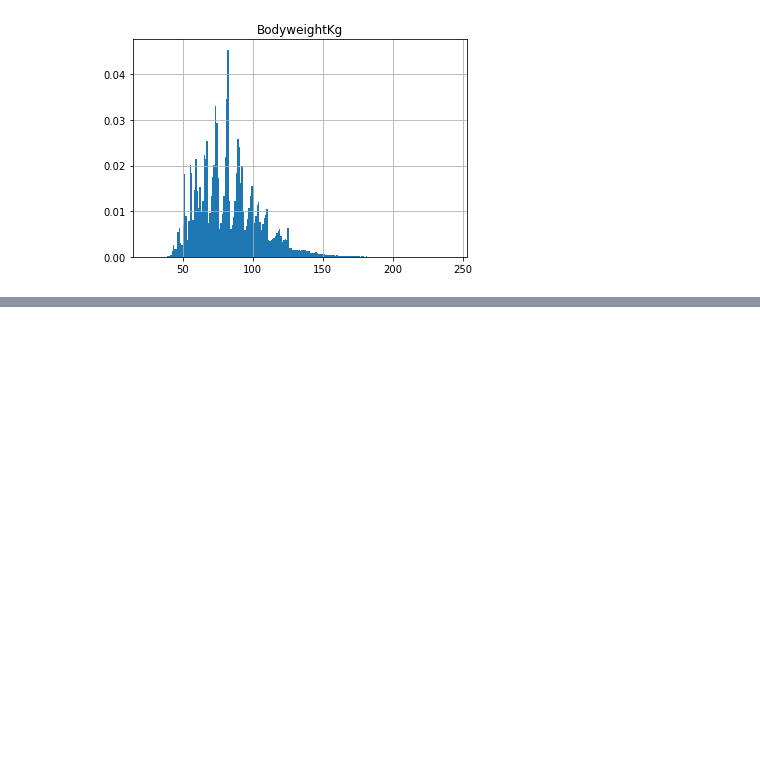
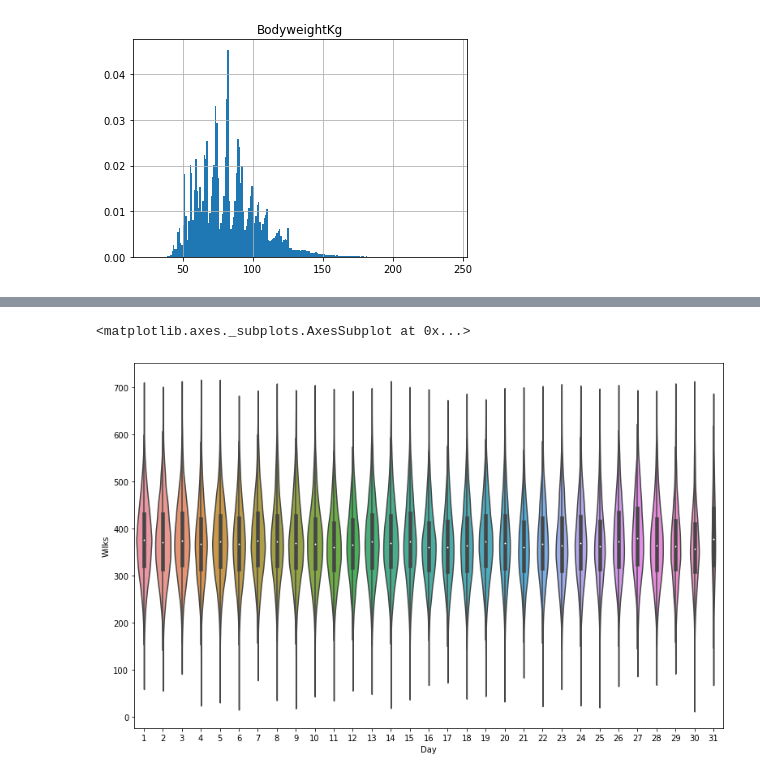
Before and after one commit to tiitvaino/Analysis_of_powerlifting_meet_results, a Jupyter notebook: Clean data explore.ipynb, the cells around one changed output, grey strips where cells are left out. Saved outputs shown, nothing was run; the diff lists cells and outputs as text; code cells hidden in the pictures; blank space fills up the shorter version.

Commit message:
Added some violinplots

```diff
--- a/Clean data explore.ipynb
+++ b/Clean data explore.ipynb
@@ -182,0 +205,7 @@ Name: BodyweightKg, dtype: float64
+# %%
+a4_dims = (13, 8.27)
+fig, ax = pyplot.subplots(figsize=a4_dims)
+sns.violinplot(ax=ax, x="Day", y="Wilks", data=df, scale="count")
+# %% [output]
+<matplotlib.axes._subplots.AxesSubplot at 0x...>
+[figure, added]
```
Also changed, not shown: parts of 9 cells of this notebook.
